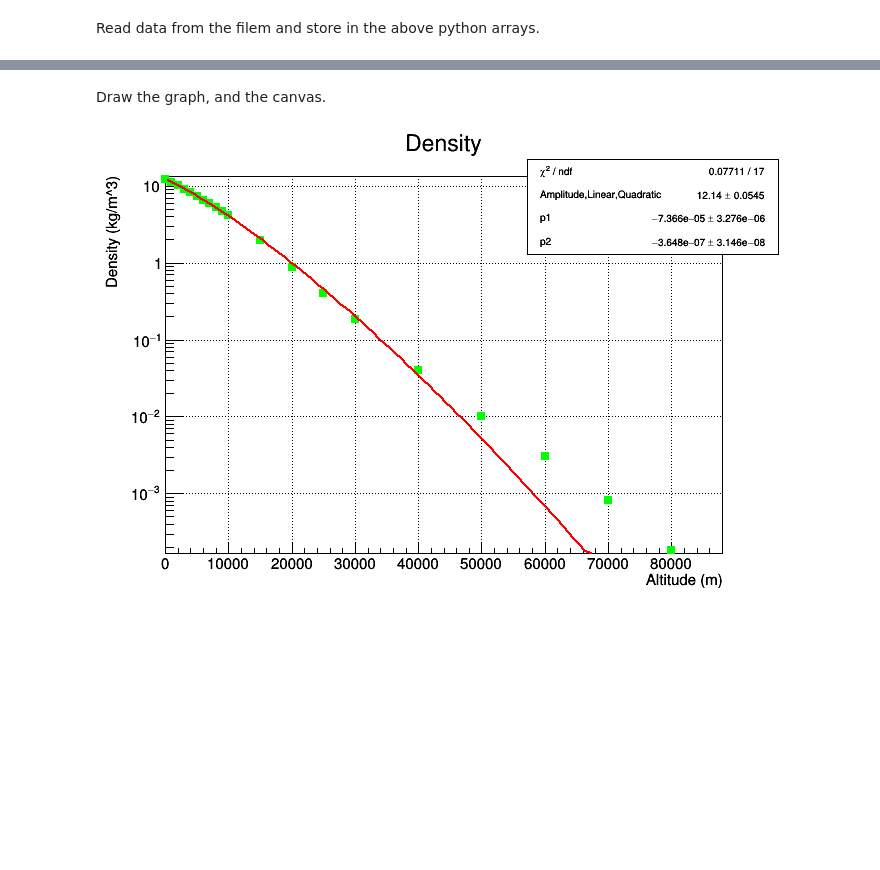
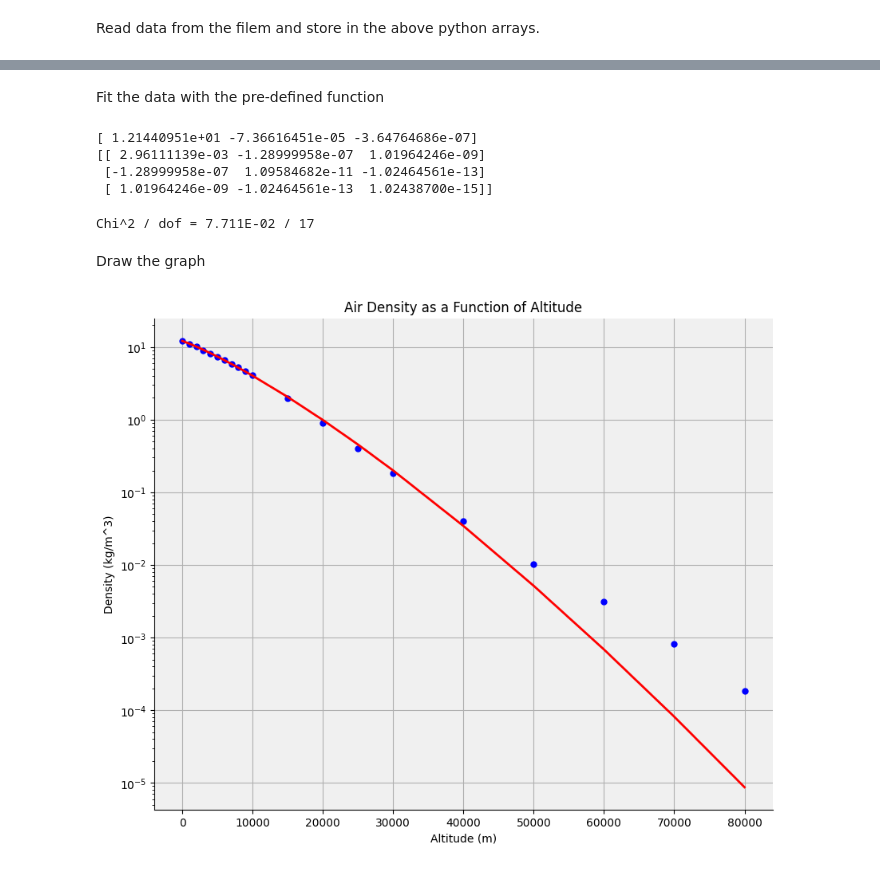
Before and after one commit to wutmeownow/phys441, a Jupyter notebook: JupyterNotebooks/Fitting/graph_air_density.ipynb, the cells around one changed output, grey strips where cells are left out. Drawn from its saved outputs; the diff is of its cells as text; code cells hidden in the pictures; blank space fills up the shorter version.

```diff
--- a/JupyterNotebooks/Fitting/graph_air_density.ipynb
+++ b/JupyterNotebooks/Fitting/graph_air_density.ipynb
@@ -23,8 +6,8 @@ Welcome to JupyROOT 6.16/00
 # %% [markdown]
 Define a user funcion for fitting the data.
 # %%
-def fitfunction(x,par):
-    return par[0]*math.exp(par[1]*x[0]+par[2]*math.pow(x[0],1.5))
+def fitfunction(x,*par):
+    return par[0]*np.exp(par[1]*x+par[2]*x**1.5)
 # %% [markdown]
 Define python arrays to store the data.
 # %%
@@ -89,7 +66,27 @@ p2                        = -3.64757e-07   +/-   3.14587e-08
+# %% [markdown]
+Fit the data with the pre-defined function
+# %%
+from scipy.optimize import curve_fit
+
+init_vals = [12.0,-0.0001, -0.000001]
+popt, pcov = curve_fit(fitfunction, altitude, density, p0=init_vals)
+
+print (popt)
+print (pcov)
+# %% [output]
+[ 1.21440951e+01 -7.36616451e-05 -3.64764686e-07]
+[[ 2.96111139e-03 -1.28999958e-07  1.01964246e-09]
+ [-1.28999958e-07  1.09584682e-11 -1.02464561e-13]
+ [ 1.01964246e-09 -1.02464561e-13  1.02438700e-15]]
+# %%
+yfit = []
+chi2=0
+for i in range (0,npoints):
+    yfit.append(fitfunction(altitude[i],*popt))
+    chi2 += (density[i]-yfit[i])*(density[i]-yfit[i])
+
+print ("Chi^2 / dof = %.3E / %d" % (chi2,npoints-len(init_vals)))
+# %% [output]
+Chi^2 / dof = 7.711E-02 / 17
 # %% [markdown]
-Draw the graph, and the canvas.
+Draw the graph
-# %%
-gr.Draw("AP")
-c1.Draw()
-# %% [output]
-[figure, removed]
@@ -101,0 +93,33 @@ c1.Update()
+# %%
+# Create a figure and axes
+fig, ax = plt.subplots(figsize=(10, 8))
+
+# Set the grid lines
+ax.grid(True)
+
+# Set the background color
+ax.set_facecolor('#F0F0F0')
+
+# Set the border properties
+ax.spines['top'].set_visible(False)
+ax.spines['right'].set_visible(False)
+
+# Set the line and marker properties
+line_color = 'b'
+line_width = 0
+marker_color = 'b'
+marker_style = 'o'
+marker_size = 5
+
+# Create the plot
+plt.plot(altitude, density, color=line_color, linewidth=line_width,
+         marker=marker_style, markersize=marker_size, markerfacecolor=marker_color)
+plt.plot(altitude,yfit,color='r', linewidth=2)
+
+# Set the plot title and axis labels
+plt.title("Air Density as a Function of Altitude")
+plt.xlabel("Altitude (m)")
+plt.ylabel("Density (kg/m^3)")
+plt.yscale("log")
+# %% [output]
+[figure, added]
```
Also changed, not shown: parts of 11 cells of this notebook, 49 other files.
